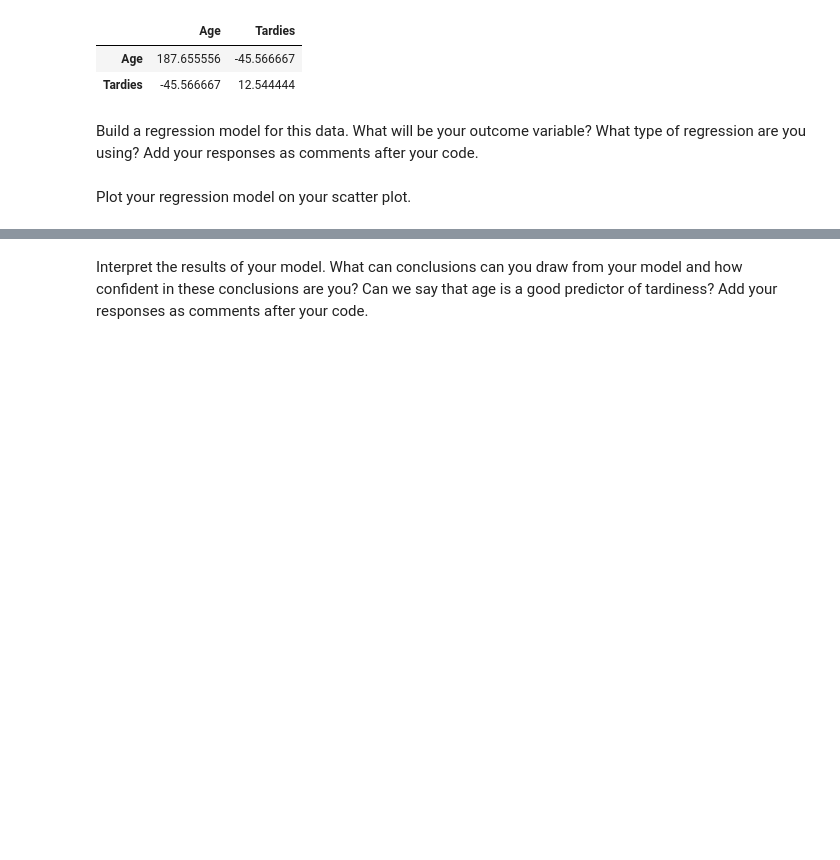
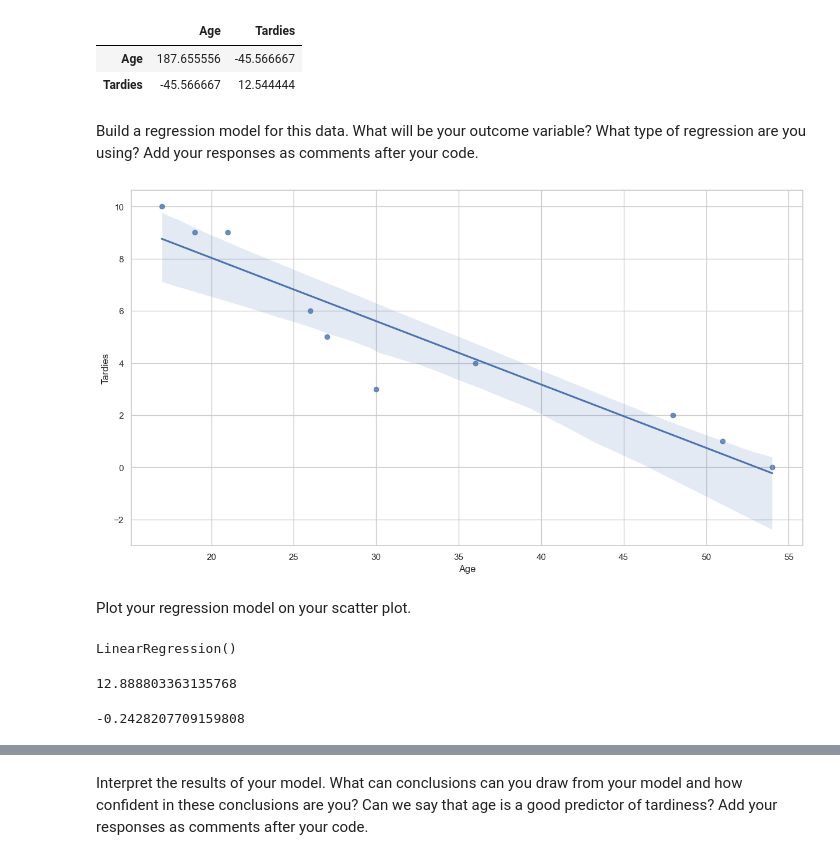
Before and after one commit to Ironhack-data-bcn-oct-2022/lab-regression-analysis, a Jupyter notebook: your-code.ipynb, the cells around one changed output, grey strips where cells are left out. Cells and saved outputs as stored; diff of their text form; code cells hidden in the pictures; blank space fills up the shorter version.

```diff
--- a/your-code.ipynb
+++ b/your-code.ipynb
@@ -91,6 +91,9 @@ student_data.cov()
 Build a regression model for this data. What will be your outcome variable? What type of regression are you using? Add your responses as comments after your code.
 # %%
 # Your response here.
+sns.regplot(x="Age", y="Tardies", data=student_data);
+# %% [output]
+[figure, added]
 # %% [markdown]
 Plot your regression model on your scatter plot.
 # %%
@@ -97,0 +102,17 @@ Plot your regression model on your scatter plot.
+# %%
+lr.fit(
+    X = student_data[["Age"]], #hours, DATAFRAME
+    y = student_data["Tardies"] # grade, Series
+)
+# %% [output]
+LinearRegression()
+# %%
+beta_0 = lr.intercept_
+beta_0
+# %% [output]
+12.888803363135768
+# %%
+beta_1 = lr.coef_[0]
+beta_1
+# %% [output]
+-0.2428207709159808
```
Also changed, not shown: parts of 16 cells of this notebook.
